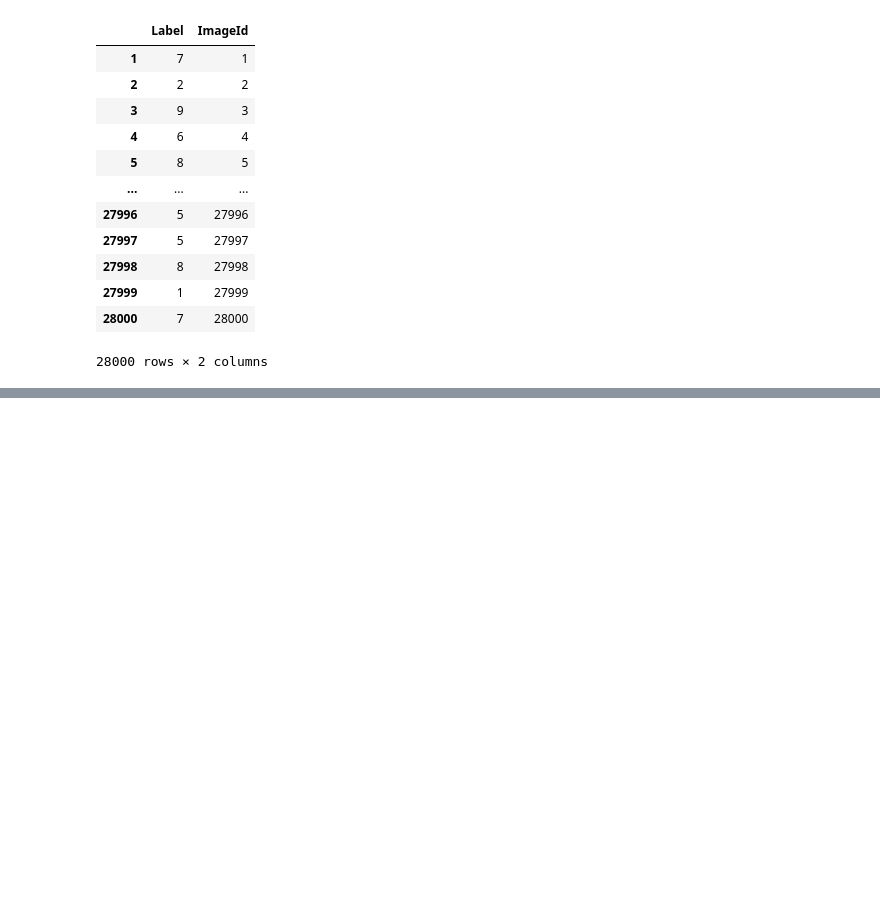
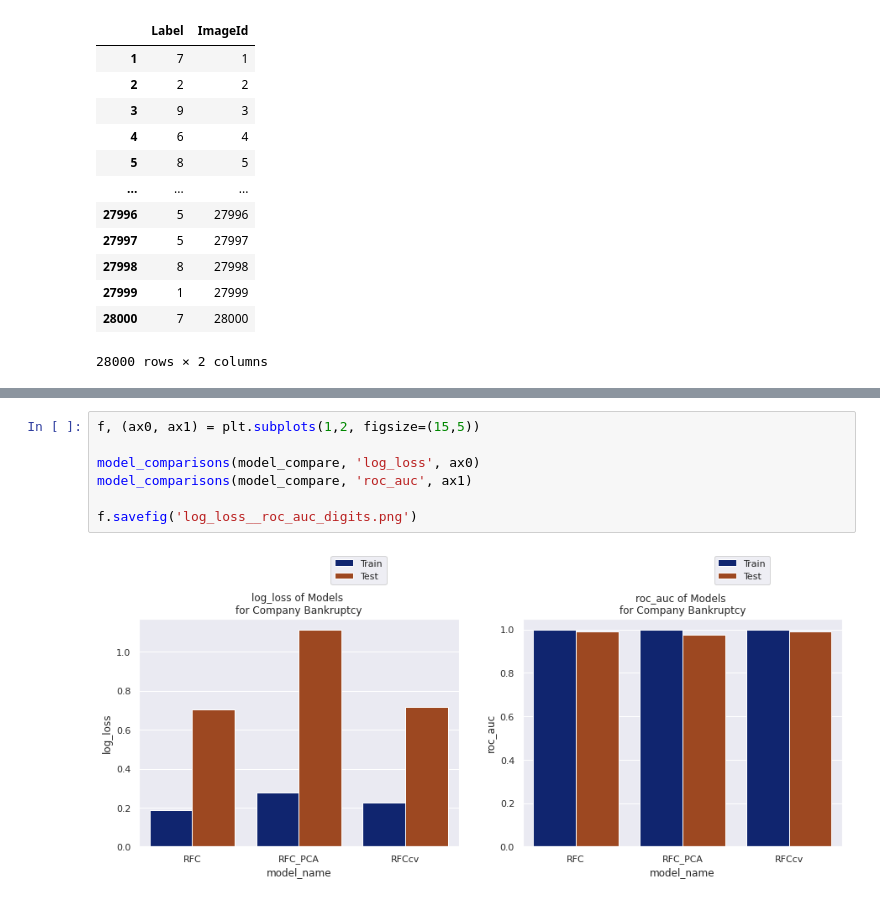
Before and after one commit to oimartin/MNIST_Digit_Recognizer, a Jupyter notebook: digits_notebook.ipynb, the cells around one changed output, grey strips where cells are left out. Drawn from its saved outputs; the diff is of its cells as text; blank space fills up the shorter version.

```diff
--- a/digits_notebook.ipynb
+++ b/digits_notebook.ipynb
@@ -515,0 +604,9 @@ submitted(Kmeans_model, 'Kmeans', test)
+# %%
+f, (ax0, ax1) = plt.subplots(1,2, figsize=(15,5))
+
+model_comparisons(model_compare, 'log_loss', ax0)
+model_comparisons(model_compare, 'roc_auc', ax1)
+
+f.savefig('log_loss__roc_auc_digits.png')
+# %% [output]
+[figure, added]
```
Also changed, not shown: parts of 18 cells of this notebook.
